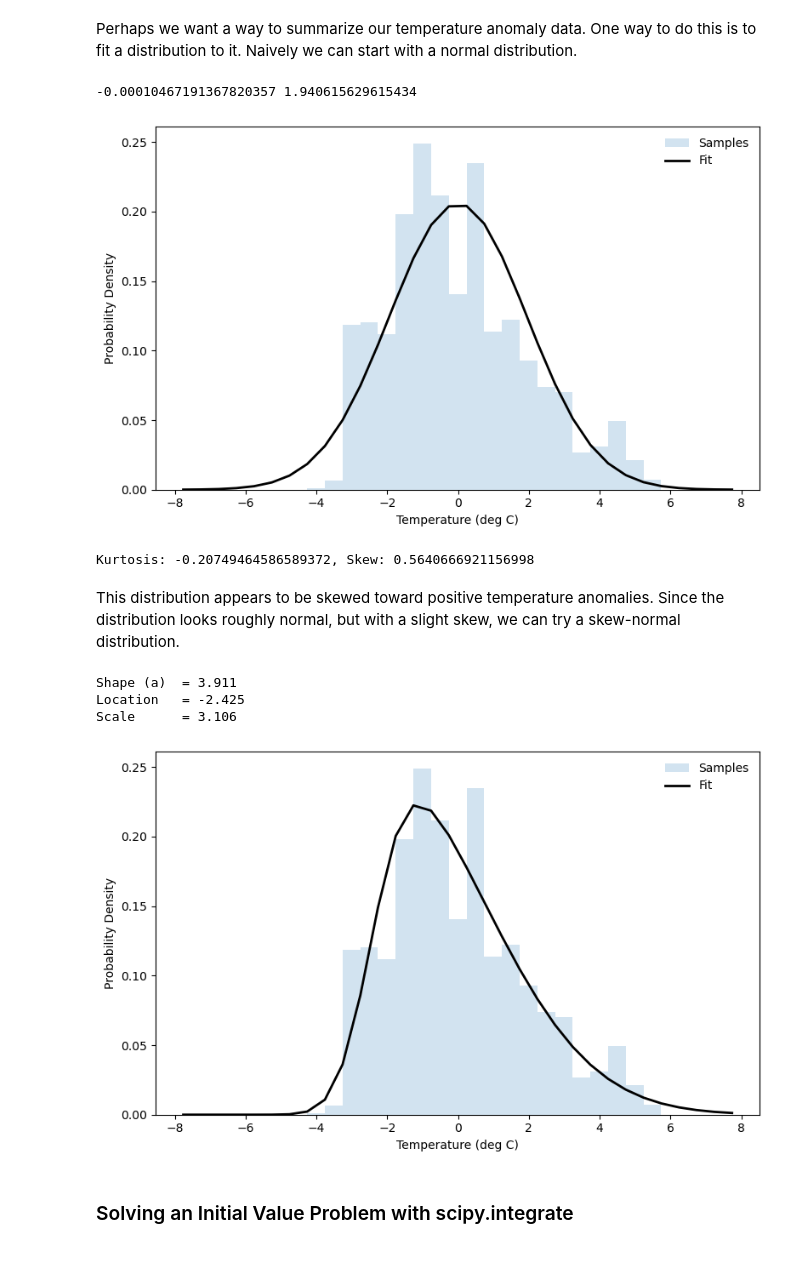
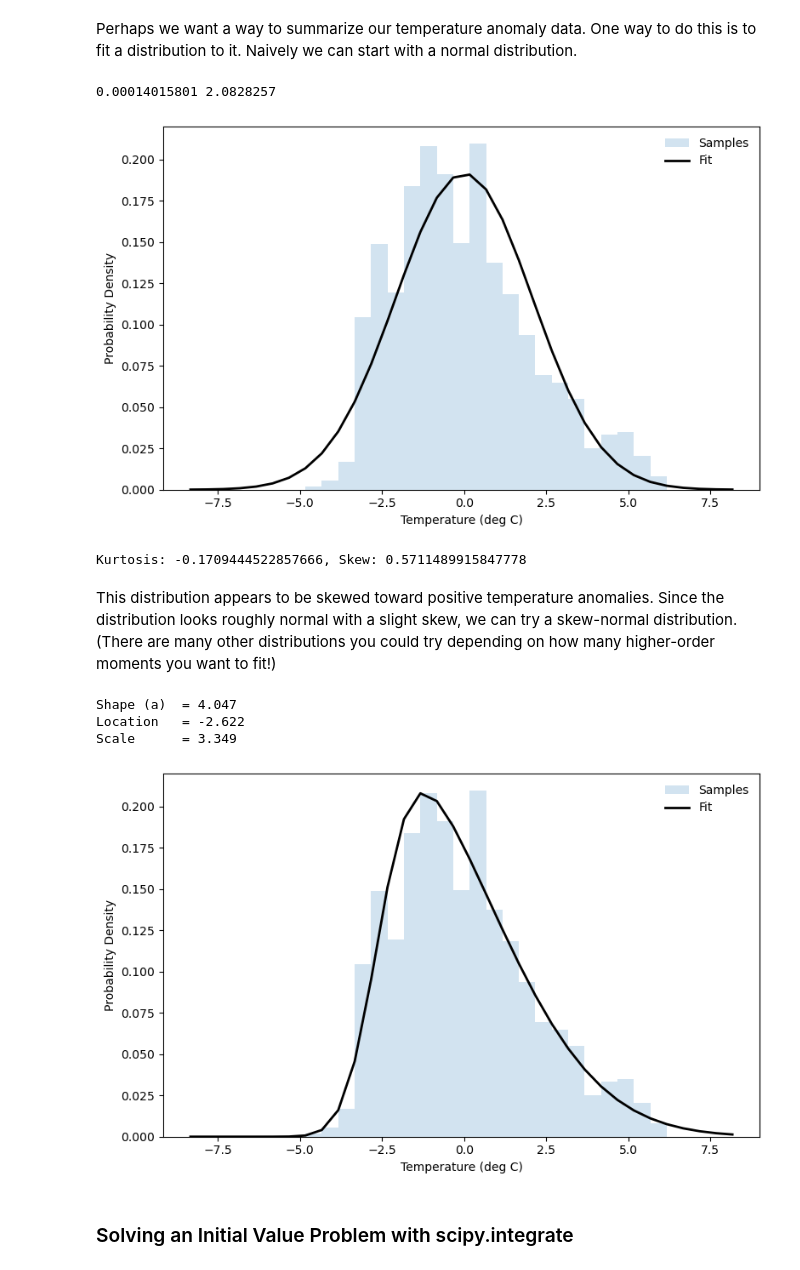
Before and after one commit to eldavenport/SIO-PythonEarthScience, a Jupyter notebook: docs/in_workshop/python_earth_science/scipy.ipynb, the cells around one changed output. Drawn from its saved outputs; the diff is of its cells as text; code cells hidden in the pictures.

Commit message:
updating scipy

```diff
--- a/docs/in_workshop/python_earth_science/scipy.ipynb
+++ b/docs/in_workshop/python_earth_science/scipy.ipynb
@@ -116,38 +116,39 @@ plt.show()
 # %% [markdown]
 Perhaps we want a way to summarize our temperature anomaly data. One way to do this is to fit a distribution to it. Naively we can start with a normal distribution.
 # %%
-from scipy import stats
+from scipy import stats, signal
 
-mu, sigma = stats.norm.fit(filtered, method="MLE")  # do a maximum-likelihood fit of a normal distribution
+temp_anomaly = signal.detrend(temp)
+mu, sigma = stats.norm.fit(temp_anomaly, method="MLE")  # do a maximum-likelihood fit of a normal distribution
 print(mu, sigma) # print out the mean and standard deviation
 
 # Plot figure
 bins = np.arange(mu - 4 * sigma, mu + 4 * sigma, 0.5) # create bins for histogram using the mean and + or - 4 standard deviations
 
 fig, axes = plt.subplots(figsize=(8,5))
-axes.hist(filtered, density=True, histtype='stepfilled',
+axes.hist(temp_anomaly, density=True, histtype='stepfilled',
          alpha=0.2, label='Samples',bins=bins)
 axes.plot(bins, stats.norm.pdf(bins, loc=mu, scale=sigma),
          'k-', lw=2, label='Fit')
 axes.set_xlabel('Temperature (deg C)')
 axes.set_ylabel('Probability Density')
 axes.legend(loc='best', frameon=False)
 plt.tight_layout()
 # %% [output]
--0.00010467191367820357 1.940615629615434
+0.00014015801 2.0828257
-[figure, old version]
+[figure, new version]
 # %%
 # how good is a normal distribution? lets use kurtosis and skew
-kurt = stats.kurtosis(filtered)
-skw = stats.skew(filtered)
+kurt = stats.kurtosis(temp_anomaly)
+skw = stats.skew(temp_anomaly)
 print(f'Kurtosis: {kurt}, Skew: {skw}')
 # %% [output]
-Kurtosis: -0.20749464586589372, Skew: 0.5640666921156998
+Kurtosis: -0.1709444522857666, Skew: 0.5711489915847778
 # %% [markdown]
-This distribution appears to be skewed toward positive temperature anomalies. Since the distribution looks roughly normal, but with a slight skew, we can try a skew-normal distribution.
+This distribution appears to be skewed toward positive temperature anomalies. Since the distribution looks roughly normal with a slight skew, we can try a skew-normal distribution. (There are many other distributions you could try depending on how many higher-order moments you want to fit!)
 # %%
 # Fit skew-normal: returns shape, loc, scale
-a_hat, loc_hat, scale_hat = stats.skewnorm.fit(filtered)
+a_hat, loc_hat, scale_hat = stats.skewnorm.fit(temp_anomaly)
 
 print(f"Shape (a)  = {a_hat:.3f}")
 print(f"Location   = {loc_hat:.3f}")
@@ -155,7 +156,7 @@ print(f"Scale      = {scale_hat:.3f}")
 
 # Compare fit to histogram
 fig, axes = plt.subplots(figsize=(8,5))
-axes.hist(filtered, density=True, histtype='stepfilled',
+axes.hist(temp_anomaly, density=True, histtype='stepfilled',
          alpha=0.2, label='Samples',bins=bins)
 axes.plot(bins, stats.skewnorm.pdf(bins, a_hat, loc_hat, scale_hat),
          'k-', lw=2, label='Fit')
@@ -164,10 +165,10 @@ axes.set_ylabel('Probability Density')
 axes.legend(loc='best', frameon=False)
 plt.tight_layout()
 # %% [output]
-Shape (a)  = 3.911
-Location   = -2.425
-Scale      = 3.106
+Shape (a)  = 4.047
+Location   = -2.622
+Scale      = 3.349
-[figure, old version]
+[figure, new version]
 # %% [markdown]
 ### Solving an Initial Value Problem with scipy.integrate
 # %% [markdown]
```
Also changed, not shown: parts of 2 cells of this notebook.
